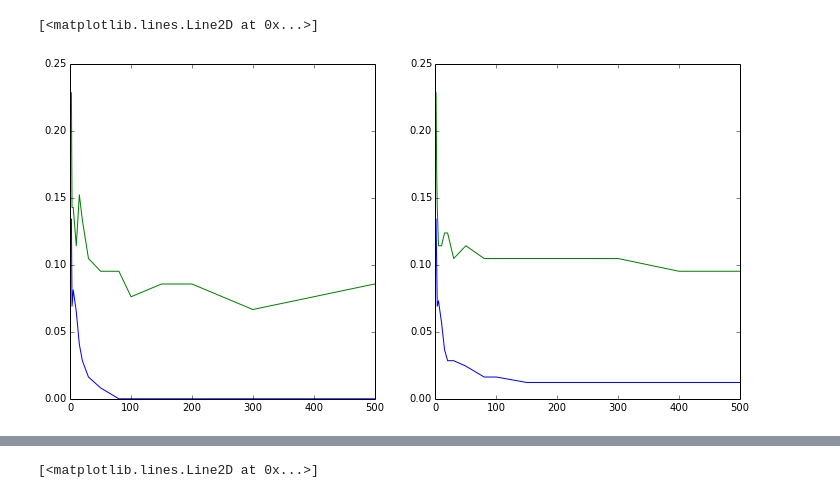
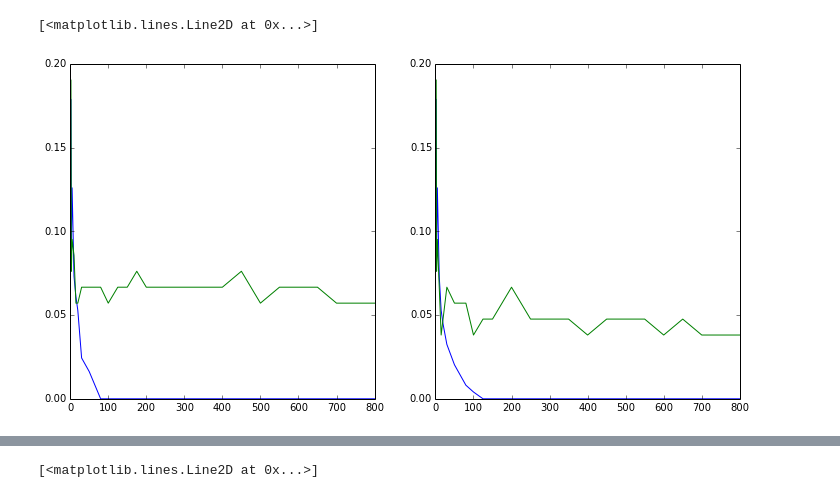
Before and after one commit to miwanowski/localboost, a Jupyter notebook: src/notebooks/reglog_summary.ipynb, the cells around one changed output, grey strips where cells are left out. Saved outputs shown, nothing was run; the diff lists cells and outputs as text; code cells hidden in the pictures.

```diff
--- a/src/notebooks/reglog_summary.ipynb
+++ b/src/notebooks/reglog_summary.ipynb
@@ -24,22 +24,23 @@ io_test_X = io_test[:,0:34]
 io_train_Y = io_train[:,34]
 io_test_Y = io_test[:,34]
 # %%
-it = [1, 2, 3, 5, 10, 15, 20, 30, 50, 80, 100, 150, 200, 300, 400, 500]
+it = [1, 2, 3, 5, 10, 15, 20, 30, 50, 80, 100, 125, 150, 175, 200, 250, 300, 350, 400, 450, 500]
+it += range(550, 850, 50)
 train_errors_ref, test_errors_ref = \
     utils.benchmarkBoostedClassifier\
     (adaboost.AdaBoostEnsemble, io_train_X, io_train_Y, io_test_X, io_test_Y, it)
 train_errors, test_errors = \
     utils.benchmarkBoostedClassifier\
     (localboost.LocalAdaBoostEnsemble, io_train_X, io_train_Y, io_test_X, io_test_Y, it,\
      ensemble_args={'gamma': 0.25})
 
 plt.figure(figsize=(12,6))
 plt.subplot(121)
 plt.plot(it, train_errors_ref)
 plt.plot(it, test_errors_ref)
 plt.subplot(122)
 plt.plot(it, train_errors)
 plt.plot(it, test_errors)
 # %% [output]
 [<matplotlib.lines.Line2D at 0x...>]
-[figure, old version]
+[figure, new version]
```
Also changed, not shown: parts of 4 cells of this notebook, 1 other file.
